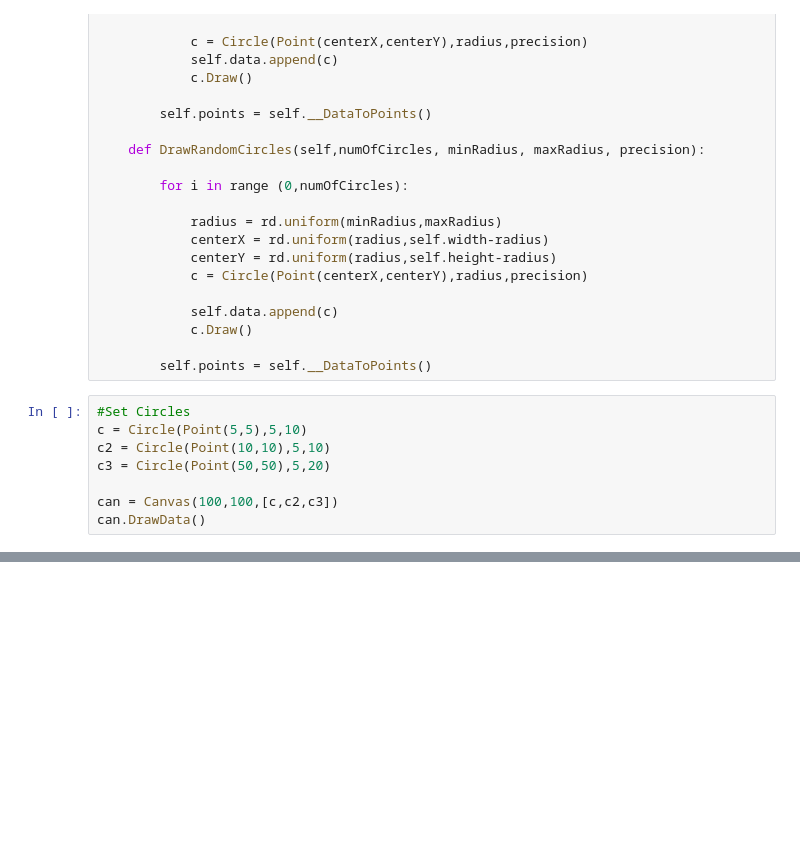
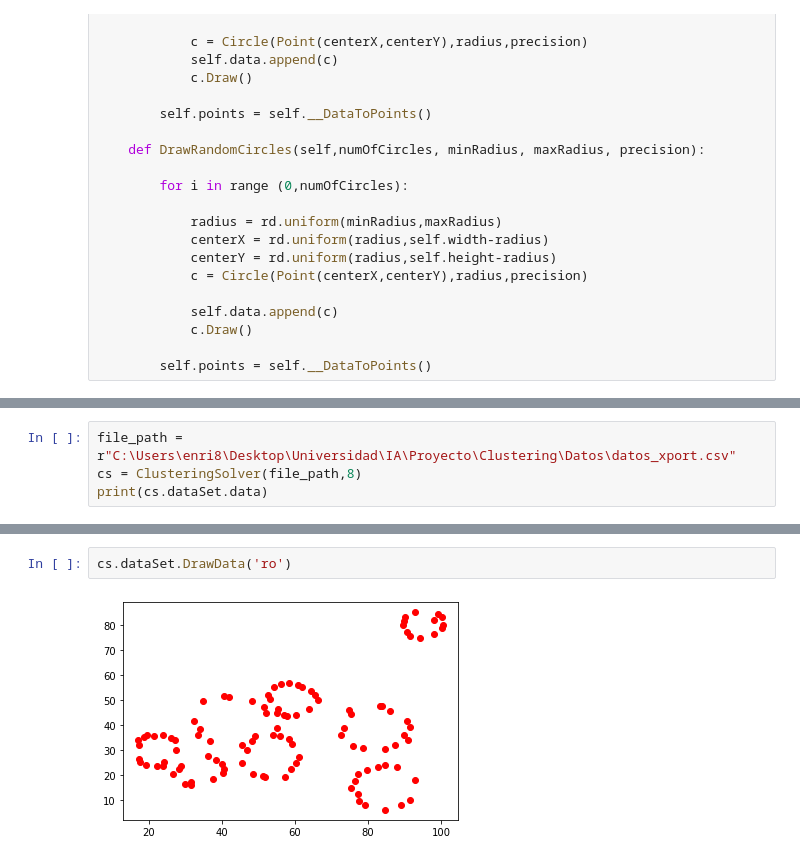
Before and after one commit to ClusteringIA/Clustering, a Jupyter notebook: Proyecto IA.ipynb, the cells around one changed output, grey strips where cells are left out. Cells and saved outputs as stored; diff of their text form; blank space fills up the shorter version.

```diff
--- a/Proyecto IA.ipynb
+++ b/Proyecto IA.ipynb
@@ -234,11 +277,3 @@ class Canvas:
             c.Draw()
 
         self.points = self.__DataToPoints()
-# %%
-#Set Circles
-c = Circle(Point(5,5),5,10)
-c2 = Circle(Point(10,10),5,10)
-c3 = Circle(Point(50,50),5,20)
-
-can = Canvas(100,100,[c,c2,c3])
-can.DrawData()
@@ -274,0 +408,4 @@ setDatos.DrawData('ro')
+# %%
+file_path = r"C:\Users\enri8\Desktop\Universidad\IA\Proyecto\Clustering\Datos\datos_xport.csv"
+cs = ClusteringSolver(file_path,8)
+print(cs.dataSet.data)
@@ -274,0 +427,4 @@ setDatos.DrawData('ro')
+# %%
+cs.dataSet.DrawData('ro')
+# %% [output]
+[figure, added]
```
Also changed, not shown: parts of 19 cells of this notebook, 2 other files.
